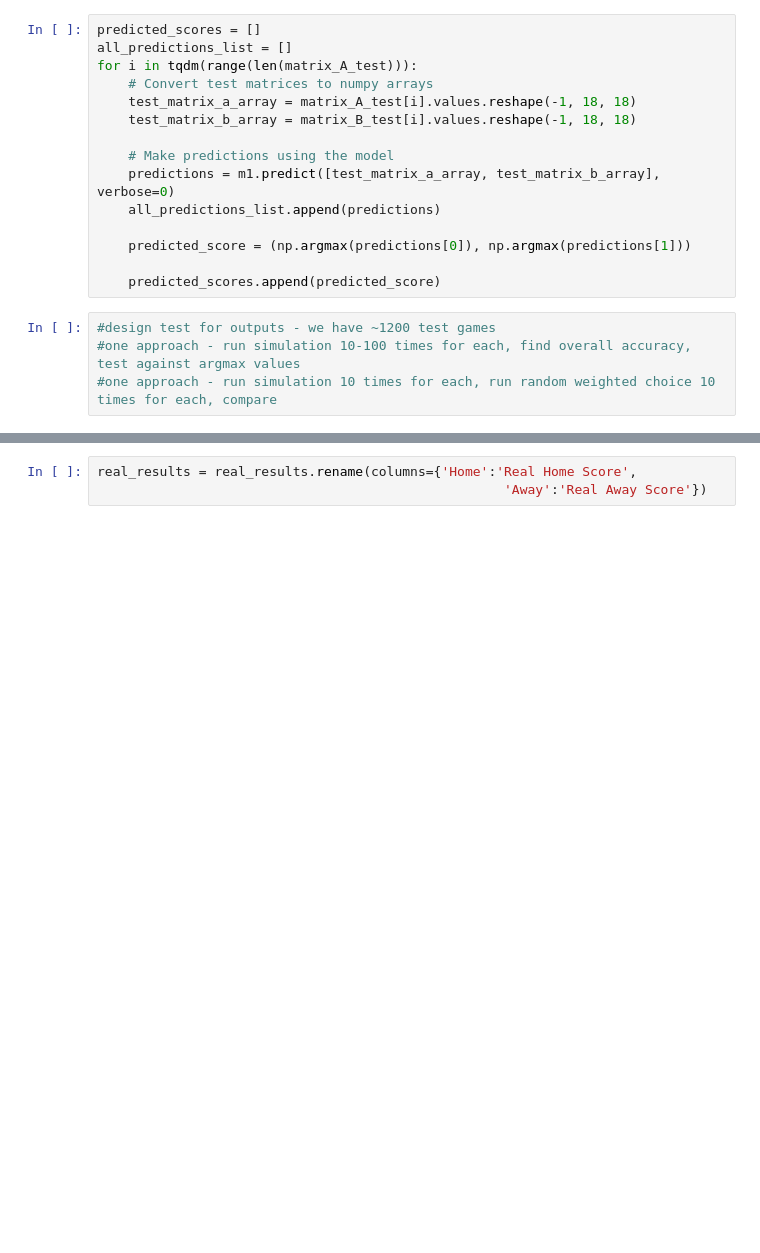
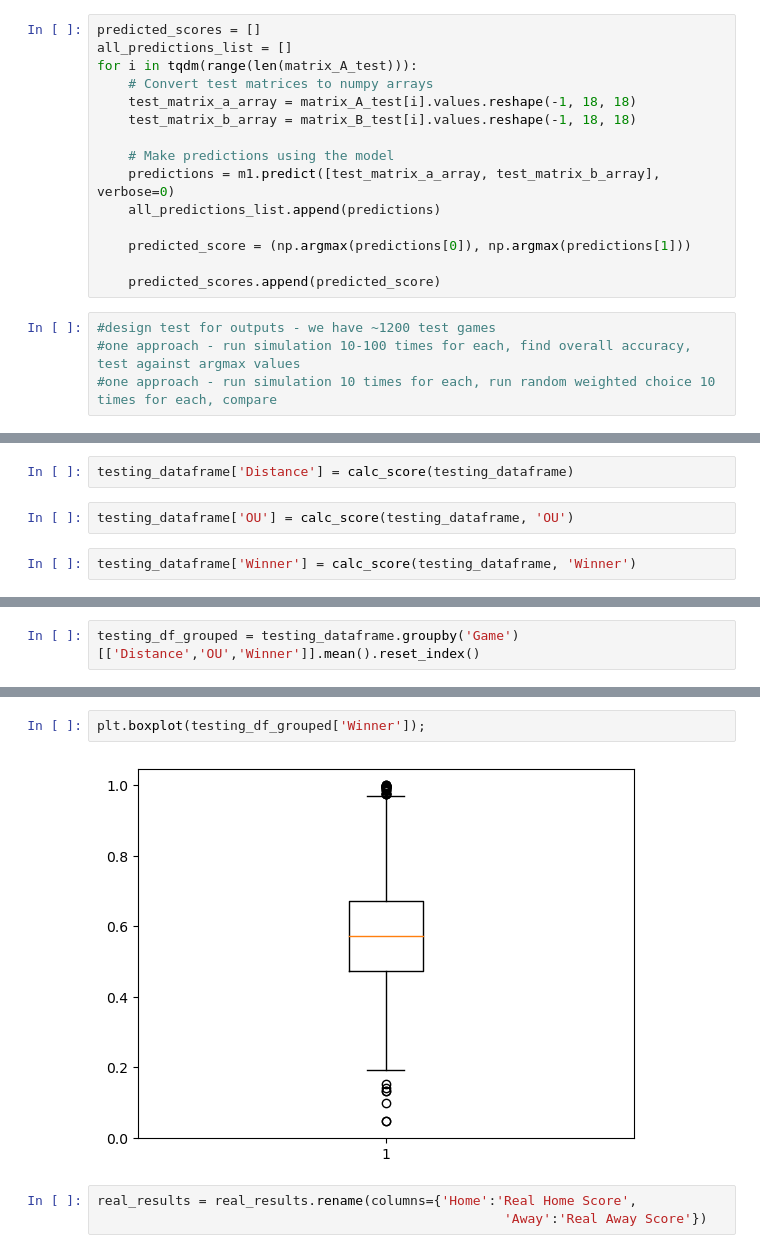
Before and after one commit to mdonahue263/NCAA_Markov, a Jupyter notebook: test_nns_against_regular_sim_v02.ipynb, the cells around one changed output, grey strips where cells are left out. Drawn from its saved outputs; the diff is of its cells as text; blank space fills up the shorter version.

Commit message:
started testing with saved down sims

```diff
--- a/test_nns_against_regular_sim_v02.ipynb
+++ b/test_nns_against_regular_sim_v02.ipynb
@@ -289,0 +336,6 @@ for g in games_to_test:
+# %%
+testing_dataframe['Distance'] = calc_score(testing_dataframe)
+# %%
+testing_dataframe['OU'] = calc_score(testing_dataframe, 'OU')
+# %%
+testing_dataframe['Winner'] = calc_score(testing_dataframe, 'Winner')
@@ -289,0 +358,2 @@ for g in games_to_test:
+# %%
+testing_df_grouped = testing_dataframe.groupby('Game')[['Distance','OU','Winner']].mean().reset_index()
@@ -290,3 +376,7 @@ for g in games_to_test:
+# %%
+plt.boxplot(testing_df_grouped['Winner']);
+# %% [output]
+[figure, added]
 # %%
 real_results = real_results.rename(columns={'Home':'Real Home Score',
                                                     'Away':'Real Away Score'})
```
Also changed, not shown: parts of 23 cells of this notebook, 1 other file.
